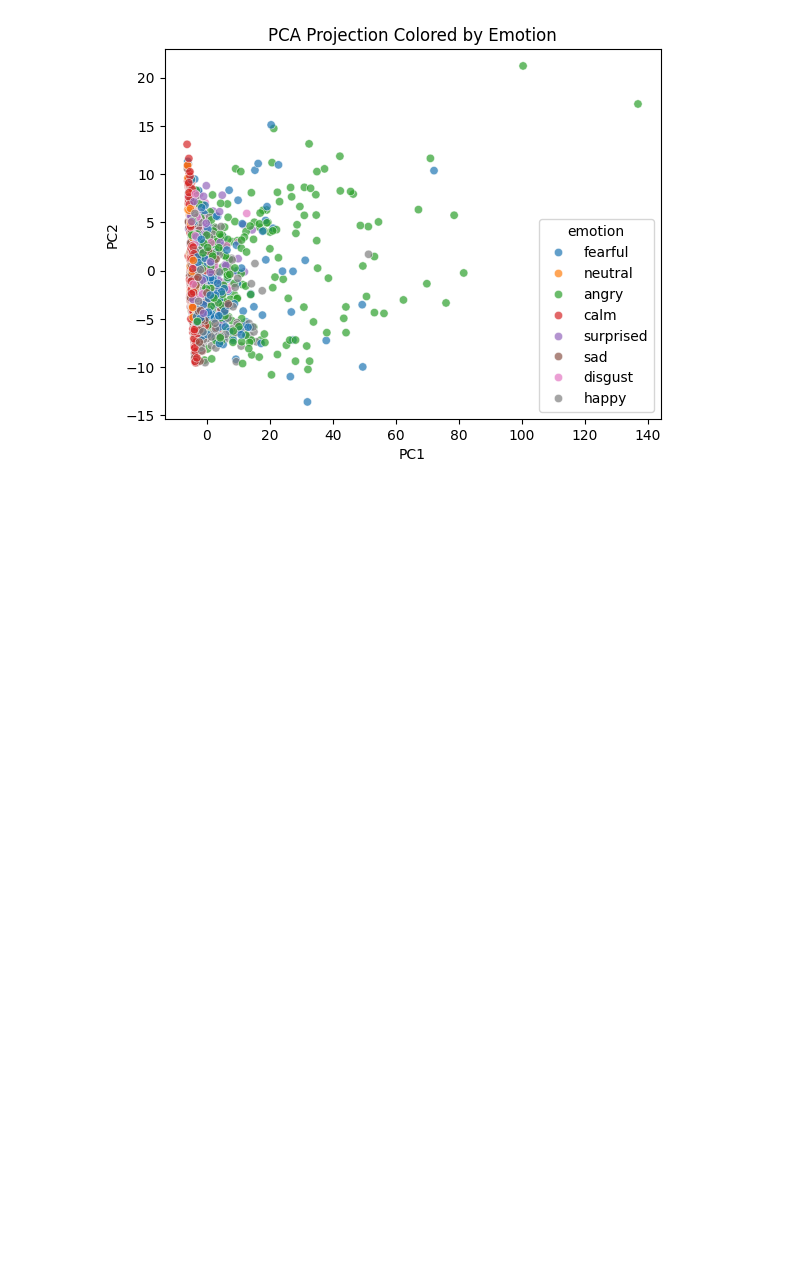
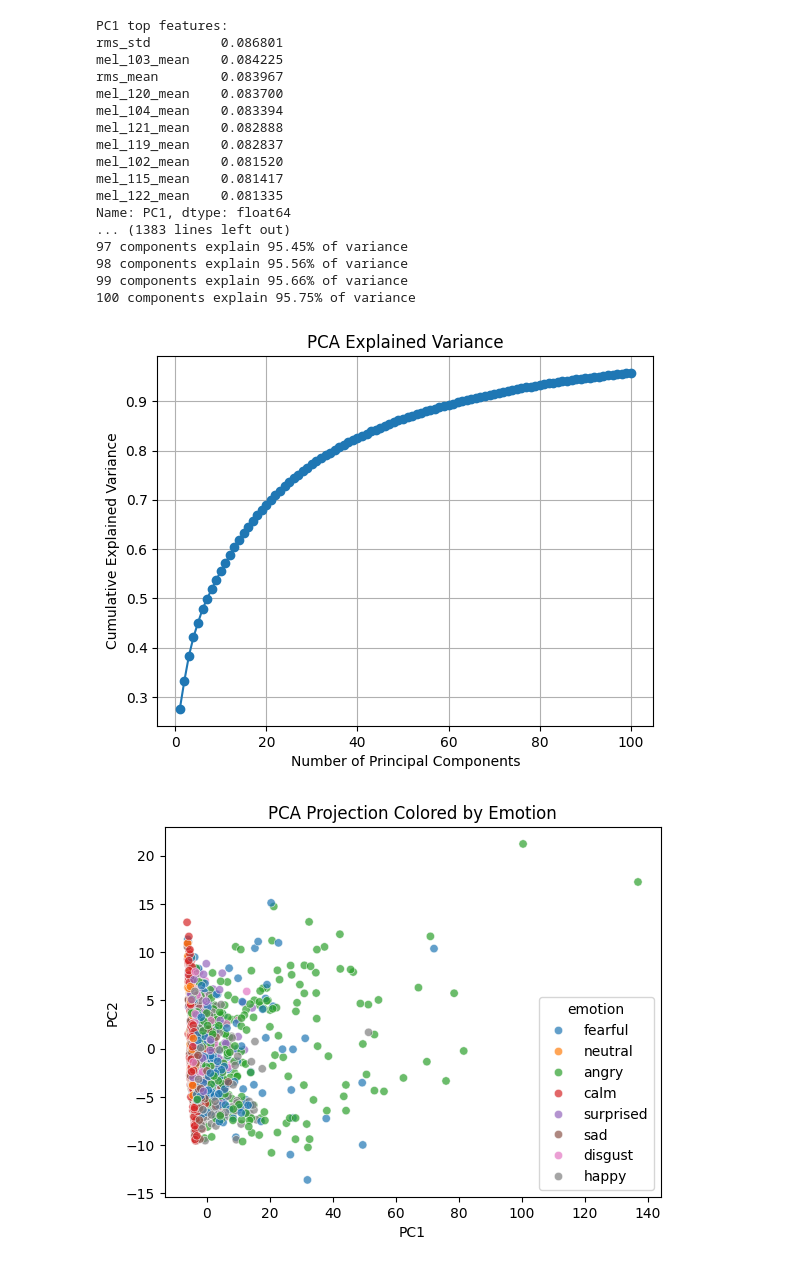
Before and after one commit to DylanBKendall/Project_CSE432-532, a Jupyter notebook: SER_Project/notebooks/dimensionality_reduction.ipynb, the cells around one changed output. Saved outputs shown, nothing was run; the diff lists cells and outputs as text; code cells hidden in the pictures; blank space fills up the shorter version.

```diff
--- a/SER_Project/notebooks/dimensionality_reduction.ipynb
+++ b/SER_Project/notebooks/dimensionality_reduction.ipynb
@@ -52,33 +52,20 @@ X_train_scaled.std(axis=0)[:5]
 
 pca = PCA(n_components=100).fit(X_train_scaled)
 
-components_df = pd.DataFrame(
-    pca.components_,
-    columns=X.columns,
-    index=[f"PC{i+1}" for i in range(pca.n_components_)]
-)
+components_df = pd.DataFrame(pca.components_, columns=X.columns, index=[f"PC{i+1}" for i in range(pca.n_components_)])
 
 components_df.round(4)
 
 for pc in components_df.index:
     print(f"\n{pc} top features:")
-    print(
-        components_df.loc[pc]
-        .abs()
-        .sort_values(ascending=False)
-        .head(10)
-    )
+    print(components_df.loc[pc].abs().sort_values(ascending=False).head(10))
 
 cum_var = np.cumsum(pca.explained_variance_ratio_)
 
 for i, v in enumerate(cum_var, start=1):
     print(f"{i} components explain {v:.2%} of variance")
 
-plt.plot(
-    range(1, 101),
-    np.cumsum(pca.explained_variance_ratio_),
-    marker="o"
-)
+plt.plot(range(1, 101), np.cumsum(pca.explained_variance_ratio_),marker="o")
 
 plt.xlabel("Number of Principal Components")
 plt.ylabel("Cumulative Explained Variance")
@@ -106,4 +93,59 @@ Name: PC1, dtype: float64
 [figure]
+# %%
+from minilearn.decomposition import PCA
+X = features.copy()
+y = df["emotion"]
+
+X_train, X_test, y_train, y_test = train_test_split(X, y, test_size=0.2, random_state=42, stratify=y)
+
+scaler = StandardScaler()
+X_train_scaled = scaler.fit_transform(X_train)
+X_test_scaled = scaler.transform(X_test)
+
+X_train_scaled.mean(axis=0)[:5]
+X_train_scaled.std(axis=0)[:5]
+
+pca = PCA(n_components=100).fit(X_train_scaled)
+
+components_df = pd.DataFrame(pca.components_, columns=X.columns, index=[f"PC{i+1}" for i in range(pca.n_components_)])
+
+components_df.round(4)
+
+for pc in components_df.index:
+    print(f"\n{pc} top features:")
+    print(components_df.loc[pc].abs().sort_values(ascending=False).head(10))
+
+cum_var = np.cumsum(pca.explained_variance_ratio_)
+
+for i, v in enumerate(cum_var, start=1):
+    print(f"{i} components explain {v:.2%} of variance")
+
+plt.plot(range(1, 101), np.cumsum(pca.explained_variance_ratio_),marker="o")
+
+plt.xlabel("Number of Principal Components")
+plt.ylabel("Cumulative Explained Variance")
+plt.title("PCA Explained Variance")
+plt.grid(True)
+plt.show()
+# %% [output]
+PC1 top features:
+rms_std         0.086801
+mel_103_mean    0.084225
+rms_mean        0.083967
+mel_120_mean    0.083700
+mel_104_mean    0.083394
+mel_121_mean    0.082888
+mel_119_mean    0.082837
+mel_102_mean    0.081520
+mel_115_mean    0.081417
+mel_122_mean    0.081335
+Name: PC1, dtype: float64
+... (1383 lines left out)
+97 components explain 95.45% of variance
+98 components explain 95.56% of variance
+99 components explain 95.66% of variance
+100 components explain 95.75% of variance
+[figure, added]
 # %%
 pca_2 = PCA(n_components=2)
 X_train_pca_2 = pca_2.fit_transform(X_train_scaled)
```
Also changed, not shown: parts of 1 cell of this notebook, 3 other files.
